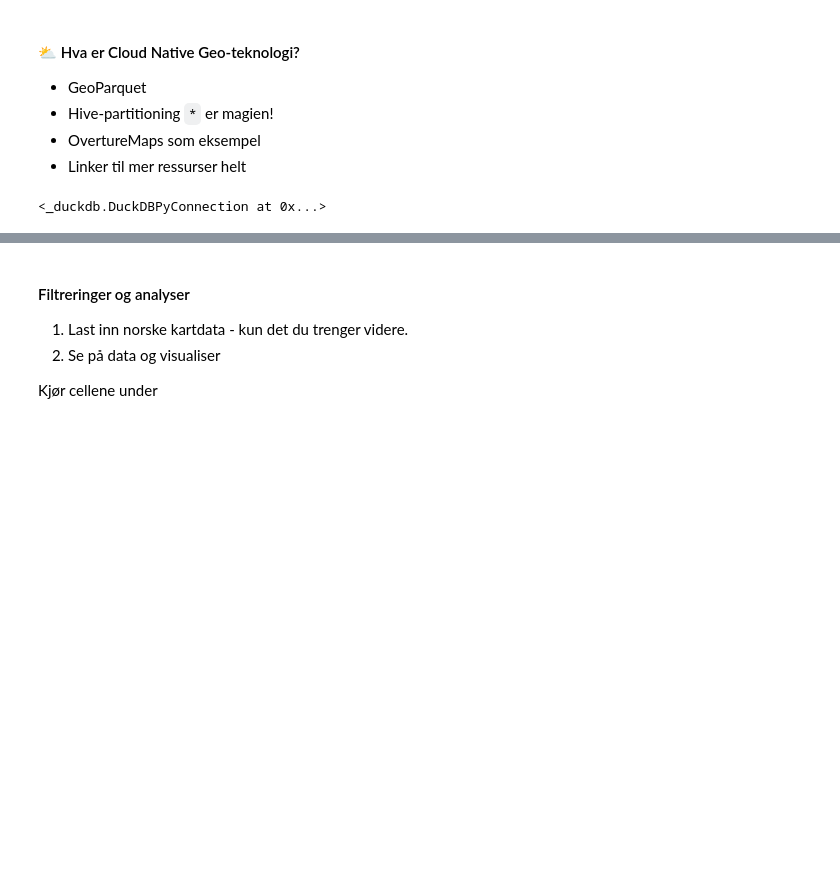
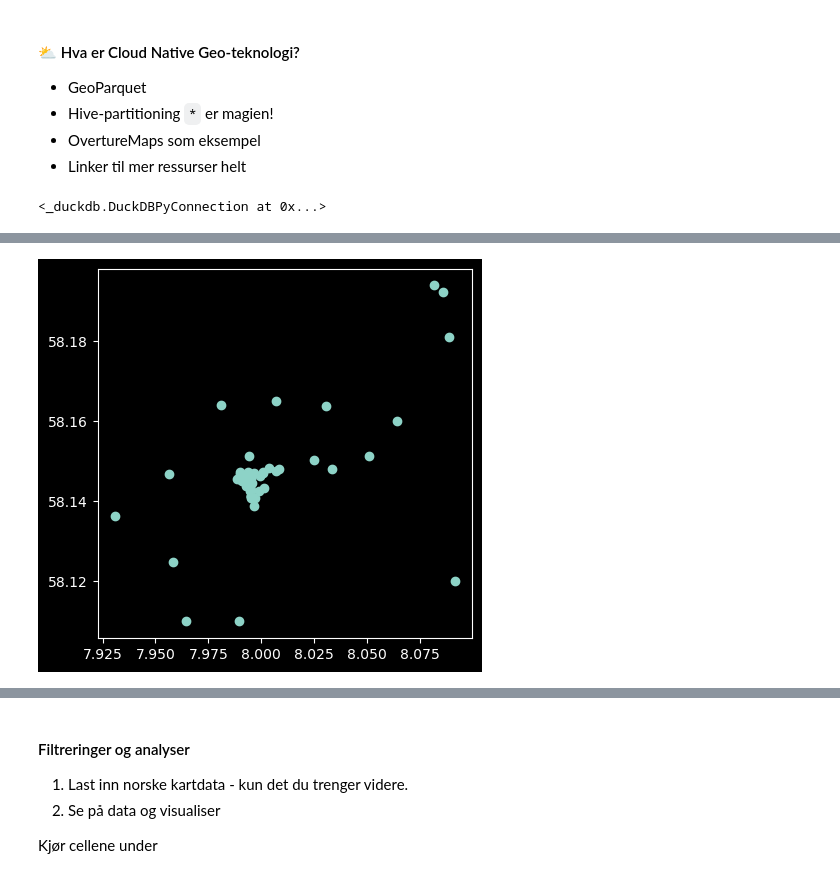
Before and after one commit to kartAI/skygeo, a Jupyter notebook: src/skygeo-workshop/Cumulus_Geographica.ipynb, the cells around one changed output, grey strips where cells are left out. Saved outputs shown, nothing was run; the diff lists cells and outputs as text; code cells hidden in the pictures; blank space fills up the shorter version.

```diff
--- a/src/skygeo-workshop/Cumulus_Geographica.ipynb
+++ b/src/skygeo-workshop/Cumulus_Geographica.ipynb
@@ -147,0 +156,13 @@ viz(res)
+# %%
+# export the duckdb result to a parquet file and read it with geopandas
+tmp_parquet_path = ".\\tmp\\duckdb_result.parquet"
+result.to_parquet(tmp_parquet_path)
+
+# read the parquet file with geopandas and visualize it
+gdf = gpd.read_parquet(tmp_parquet_path)
+gdf.head()
+#result_df = pd.read_parquet(duckdb_path)
+#display(result_df)
+#result_df['geometry_wkb'] = result_df['geometry_wkb'].apply(lambda x: wkb.loads(x))
+#gdf = gpd.GeoDataFrame(result_df, geometry='geometry_wkb')
+#viz(gdf)
@@ -147,0 +181,4 @@ viz(res)
+# %%
+gdf.plot()
+gdf.explore()
+# %% [output]
@@ -147,0 +186 @@ viz(res)
+[figure, added]
```
Also changed, not shown: parts of 12 cells of this notebook, 1 other file.
